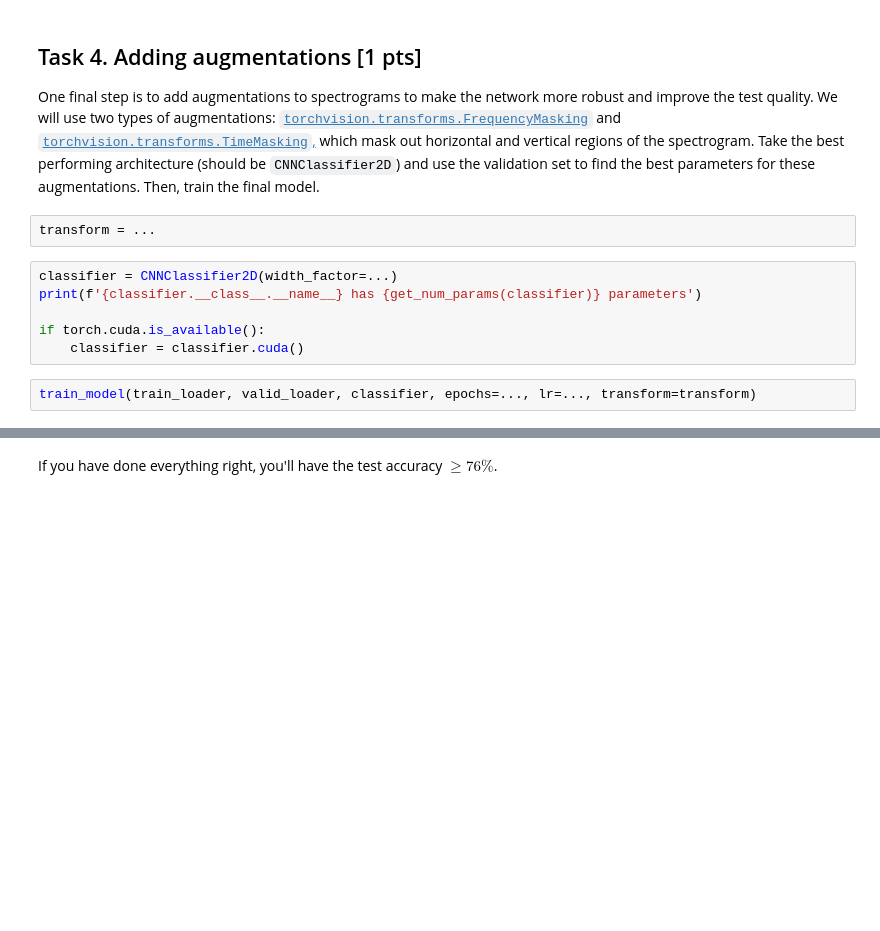
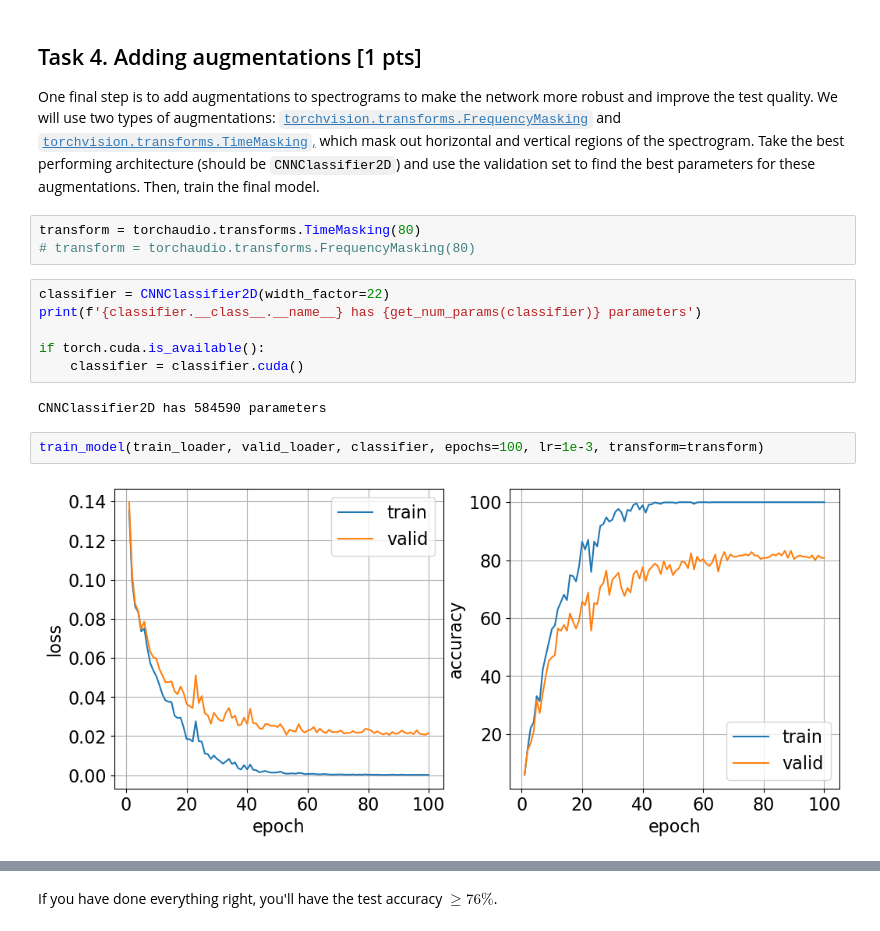
Before and after one commit to enotvtapke/deep-learning, a Jupyter notebook: Practice_5_Audio.ipynb, the cells around one changed output, grey strips where cells are left out. Saved outputs shown, nothing was run; the diff lists cells and outputs as text; blank space fills up the shorter version.

```diff
--- a/Practice_5_Audio.ipynb
+++ b/Practice_5_Audio.ipynb
@@ -380,15 +527,20 @@ If you have done everything right, you'll have the test accuracy $\ge 72 \%$.
 ## Task 4. Adding augmentations [1 pts]
 
 One final step is to add augmentations to spectrograms to make the network more robust and improve the test quality. We will use two types of augmentations: [`torchvision.transforms.FrequencyMasking`](https://pytorch.org/audio/stable/generated/torchaudio.transforms.FrequencyMasking.html#torchaudio.transforms.FrequencyMasking) and [`torchvision.transforms.TimeMasking`,](https://pytorch.org/audio/stable/generated/torchaudio.transforms.TimeMasking.html#torchaudio.transforms.TimeMasking) which mask out horizontal and vertical regions of the spectrogram. Take the best performing architecture (should be `CNNClassifier2D`) and use the validation set to find the best parameters for these augmentations. Then, train the final model.
-# %%
-transform = ...
+# %%
+transform = torchaudio.transforms.TimeMasking(80)
+# transform = torchaudio.transforms.FrequencyMasking(80)
 # %%
-classifier = CNNClassifier2D(width_factor=...)
+classifier = CNNClassifier2D(width_factor=22)
 print(f'{classifier.__class__.__name__} has {get_num_params(classifier)} parameters')
 
 if torch.cuda.is_available():
     classifier = classifier.cuda()
+# %% [output]
+CNNClassifier2D has 584590 parameters
 # %%
-train_model(train_loader, valid_loader, classifier, epochs=..., lr=..., transform=transform)
+train_model(train_loader, valid_loader, classifier, epochs=100, lr=1e-3, transform=transform)
+# %% [output]
+[figure, added]
 # %%
 eval_df = evaluate_model(classifier, model_name='CNNClassifier2D + aug', eval_df=eval_df)
```
Also changed, not shown: parts of 25 cells of this notebook, 1 other file.
